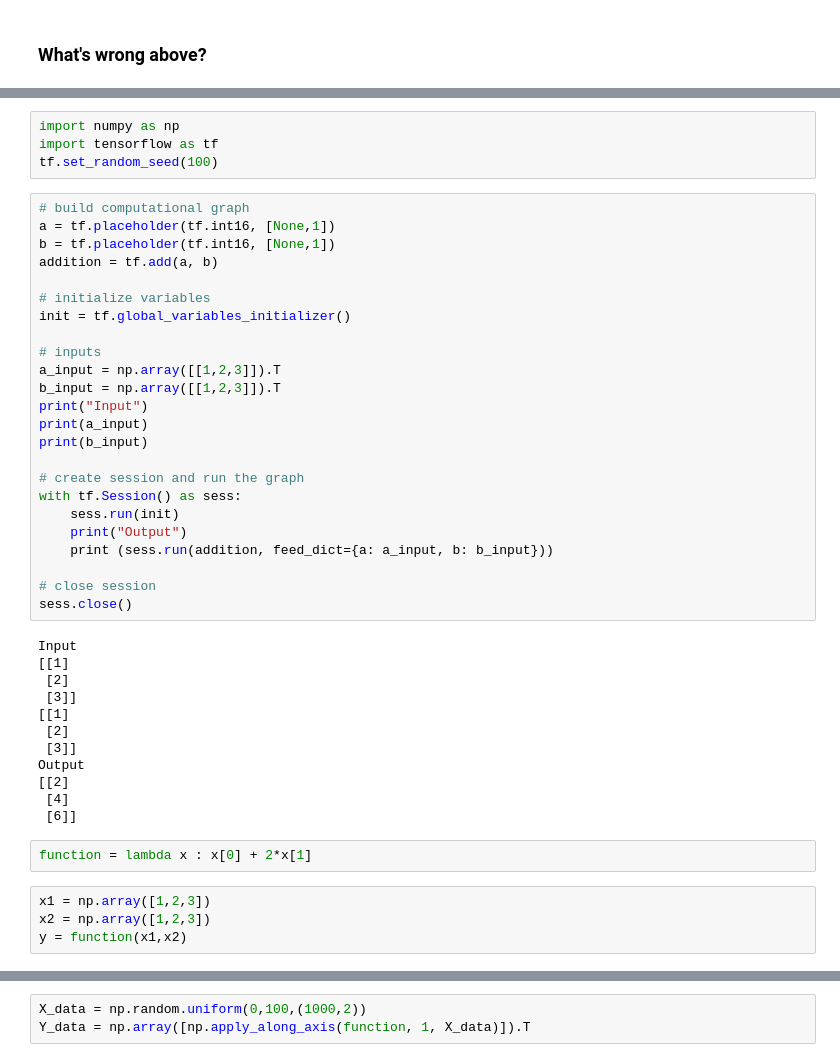
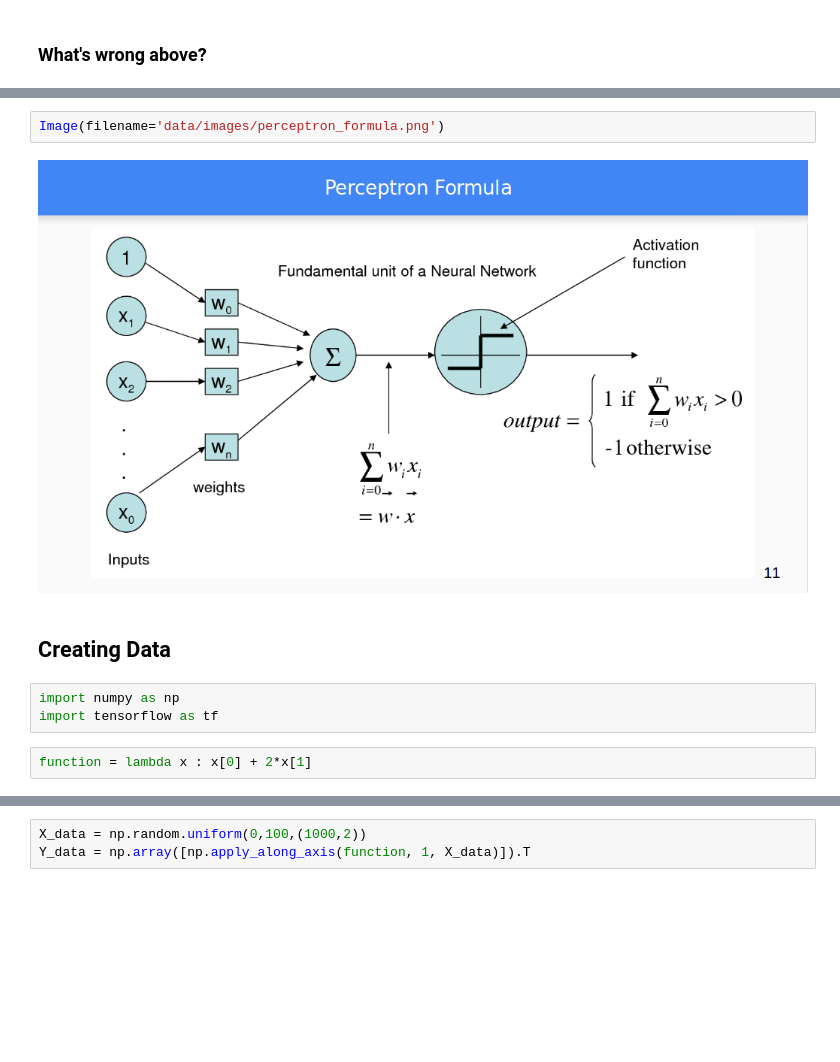
Before and after one commit to joelprince25/deep-learning-adhoc, a Jupyter notebook: universal_function_approximation.ipynb, the cells around one changed output, grey strips where cells are left out. Drawn from its saved outputs; the diff is of its cells as text; blank space fills up the shorter version.

```diff
--- a/universal_function_approximation.ipynb
+++ b/universal_function_approximation.ipynb
@@ -53,46 +70,11 @@ $$y = F(x_1,x_2,x_3,x_4,x_5) = ?$$
+# %%
+Image(filename='data/images/perceptron_formula.png')
+# %% [output]
+[figure, added]
+# %% [markdown]
+## Creating Data
 # %%
 import numpy as np
 import tensorflow as tf
-tf.set_random_seed(100)
-# %%
-# build computational graph
-a = tf.placeholder(tf.int16, [None,1])
-b = tf.placeholder(tf.int16, [None,1])
-addition = tf.add(a, b)
-
-# initialize variables
-init = tf.global_variables_initializer()
-
-# inputs
-a_input = np.array([[1,2,3]]).T
-b_input = np.array([[1,2,3]]).T
-print("Input")
-print(a_input)
-print(b_input)
-
-# create session and run the graph
-with tf.Session() as sess:
-    sess.run(init)
-    print("Output")
-    print (sess.run(addition, feed_dict={a: a_input, b: b_input}))
-
-# close session
-sess.close()
-# %% [output]
-Input
-[[1]
- [2]
- [3]]
-[[1]
- [2]
- [3]]
-Output
-[[2]
- [4]
- [6]]
 # %%
 function = lambda x : x[0] + 2*x[1]
-# %%
-x1 = np.array([1,2,3])
-x2 = np.array([1,2,3])
-y = function(x1,x2)
```
Also changed, not shown: parts of 25 cells of this notebook, 3 other files.
